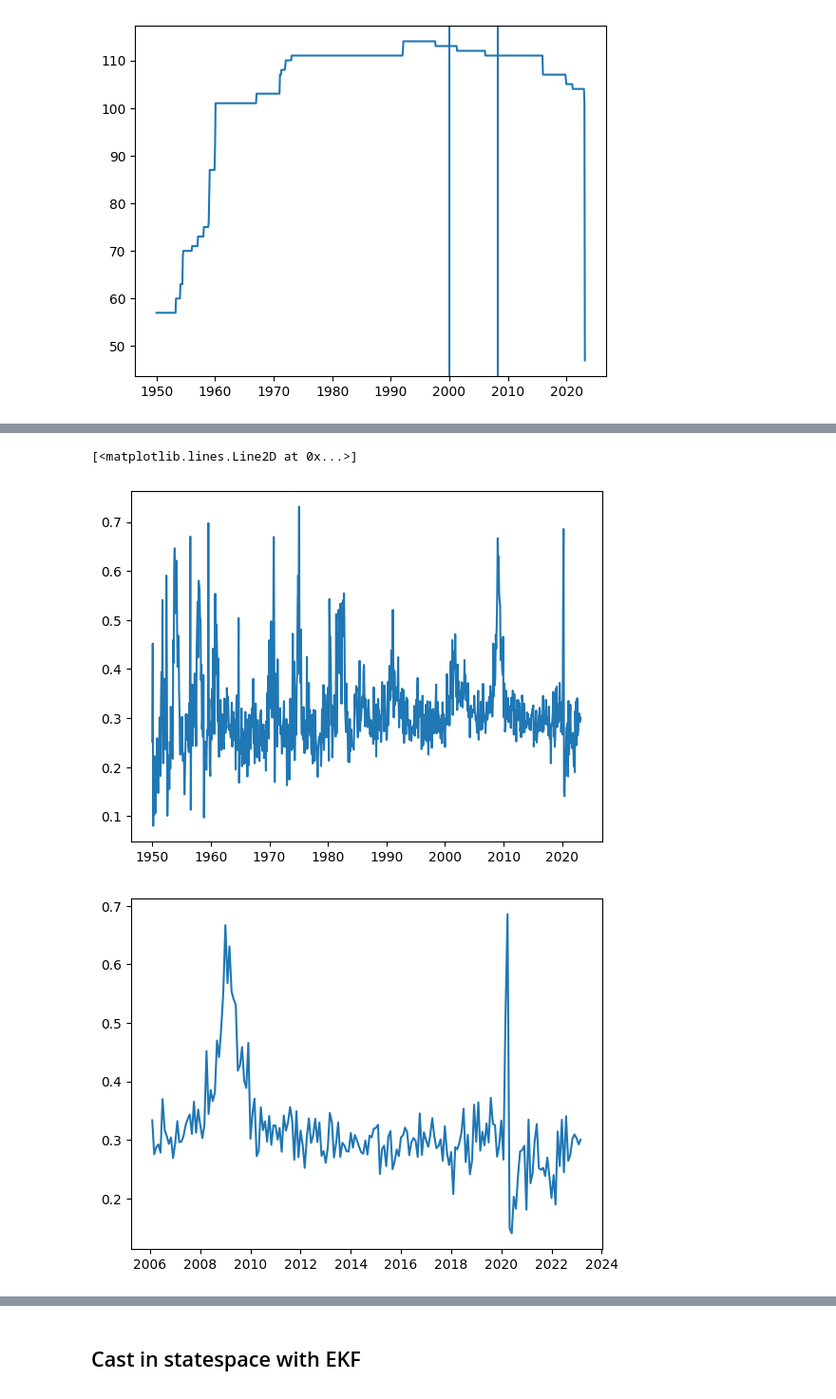
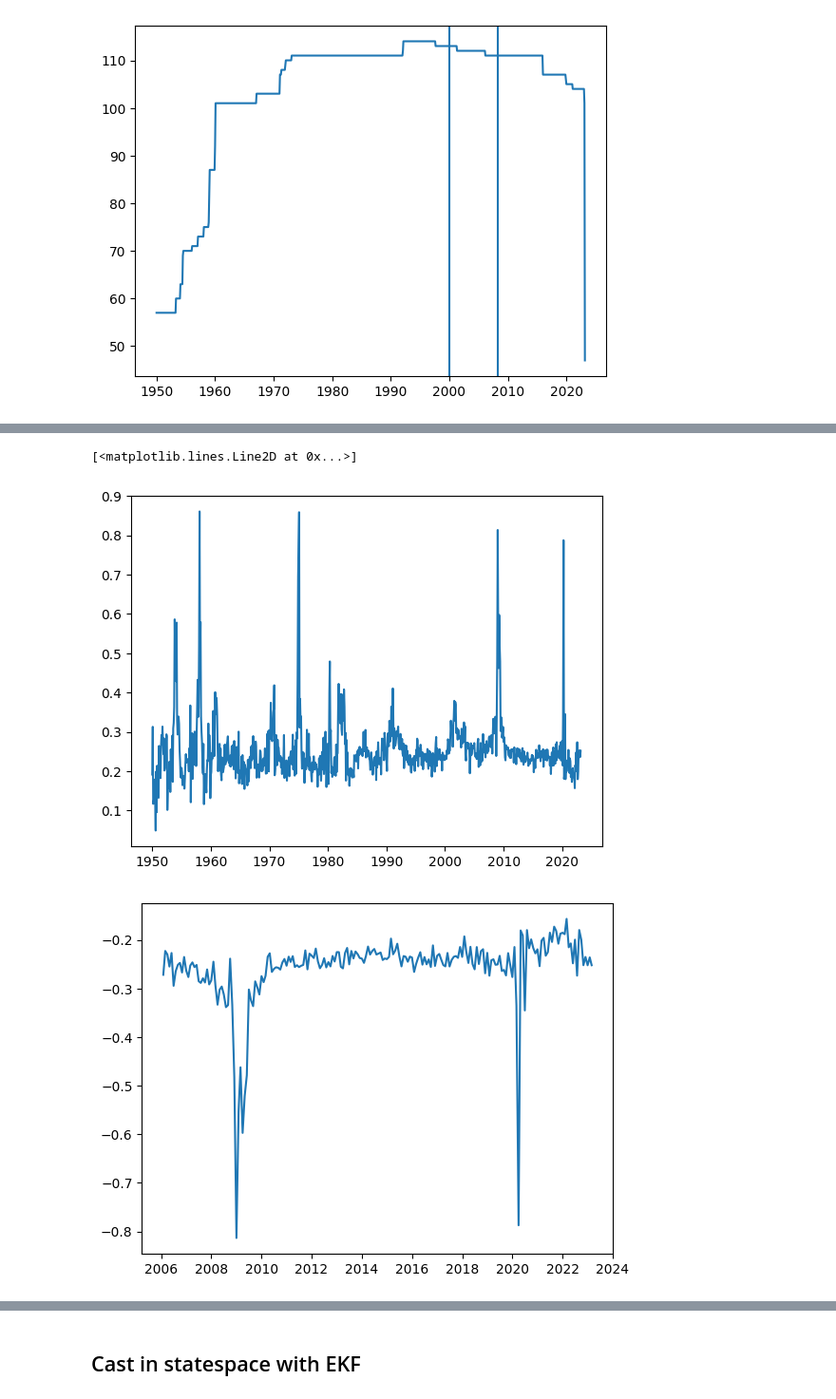
Before and after one commit to julianvanmeggelen/Thesis, a Jupyter notebook: Empirical/fredmd.ipynb, the cells around one changed output, grey strips where cells are left out. Shown at 95% size. Saved outputs shown, nothing was run; the diff lists cells and outputs as text; code cells hidden in the pictures.

```diff
--- a/Empirical/fredmd.ipynb
+++ b/Empirical/fredmd.ipynb
@@ -70,15 +70,15 @@ plt.axvline(x=index[cfg.T_train+cfg.T_val])
 # %%
 
 cfg.lr = 0.01
-cfg.max_iter = 10
+cfg.max_iter = 20
 cfg.n_epochs = 10
 cfg.obs_dim = y_train.shape[1]
 dec = Decoder(hidden_dim=[cfg.factor_dim, 20,80, cfg.obs_dim], activation=nn.Sigmoid(), lastLayerLinear=True)
 enc = Encoder(hidden_dim=[cfg.obs_dim, 80,20, cfg.factor_dim], activation=nn.Sigmoid(), lastLayerLinear=False)
 mod = AutoEncoder(enc=enc, dec=dec)
 print(f"Number of trainable paramaters {get_trainable_params(mod)}")
-#errorProcess = IIDErrorProcess(n=cfg.obs_dim, T = cfg.T)
-errorProcess = ArErrorProcess(n=cfg.obs_dim, T = cfg.T, d=1)
+errorProcess = IIDErrorProcess(n=cfg.obs_dim, T = cfg.T)
+#errorProcess = ArErrorProcess(n=cfg.obs_dim, T = cfg.T, d=1)
 metrics = []
 train_hist = trainMCMCMasked(X_train=y_train, X_val = y_val, weights_train=weights_train, weights_val=weights_val, model=mod, errorProcess = errorProcess, n_epoch=cfg.n_epoch, lr = cfg.lr, batch_size=cfg.batch_size, metrics=metrics, max_iter=cfg.max_iter)
 print(f"Training loss: {train_hist['train_loss'][-1]}, Validation Loss: {train_hist['val_loss'][-1]}")
@@ -176,31 +164,31 @@ plt.plot(index[i:],CI[i:])
 # %%
 def fobreniusNorm(F):
     return np.sum(F**2)
 
 def computeCI(F, f):
     res = []
     for t in range(f.shape[0]):
 
         jac = jacobian(mod.dec, torch.Tensor(f[t]).float()).detach().numpy().T
         sum = 0
         fn = fobreniusNorm(jac)
         for k in range(f.shape[1]):
             for i in range(F.shape[1]):
                 sum += f[t,k] * (jac[k,i]**2)/fn
         res.append(sum)
     return np.array(res)
 
 F = mod.enc.sequential[0].weight.detach().numpy()
 CI = computeCI(F, f_hat)
 
 plt.plot(index,CI)
 plt.figure()
-flip = False
+flip = True
 i = np.argwhere(index > '2006').min()
 plt.plot(index[i:],CI[i:] * (-1 if flip else 1))
 # %% [output]
 [<matplotlib.lines.Line2D at 0x...>]
-[figure, old version]
+[figure, new version]
-[figure, old version]
+[figure, new version]
 # %%
 from sklearn.decomposition import PCA
```
Also changed, not shown: parts of 14 cells of this notebook, 56 other files.
